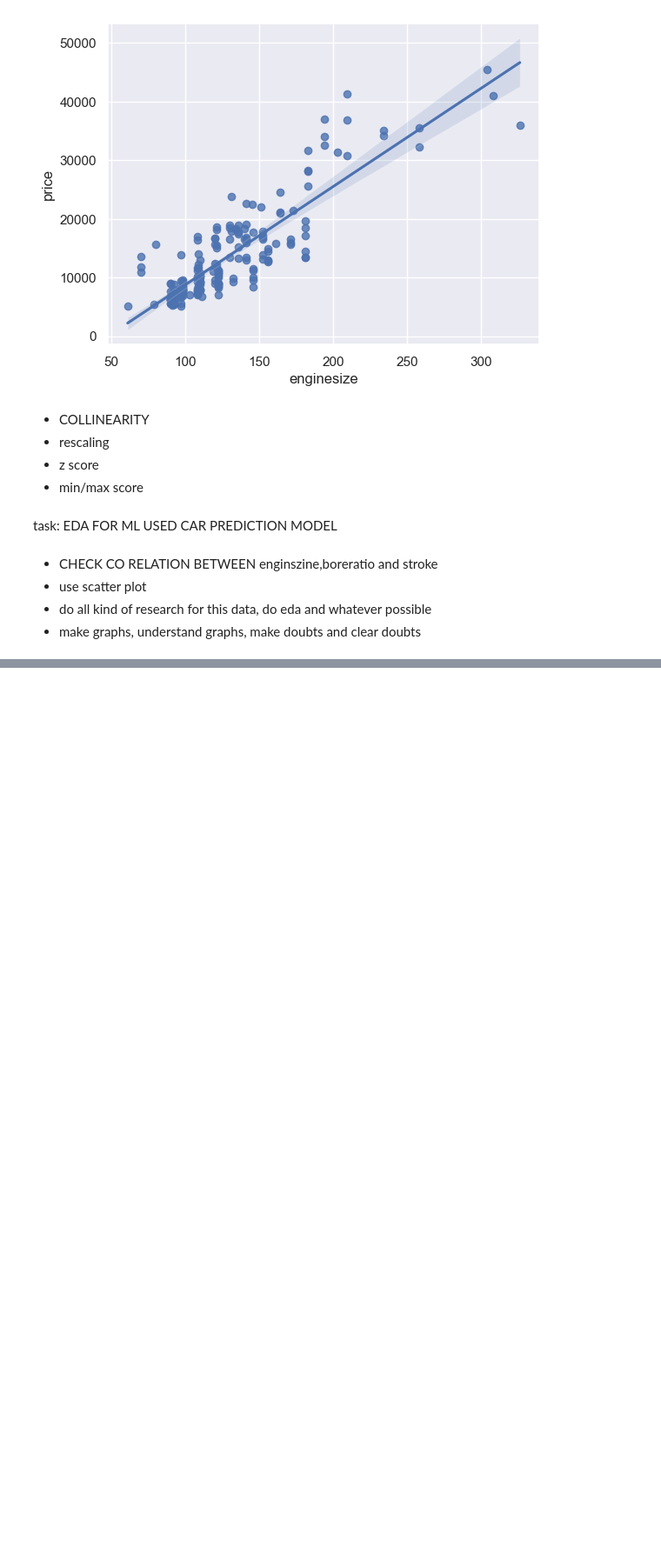
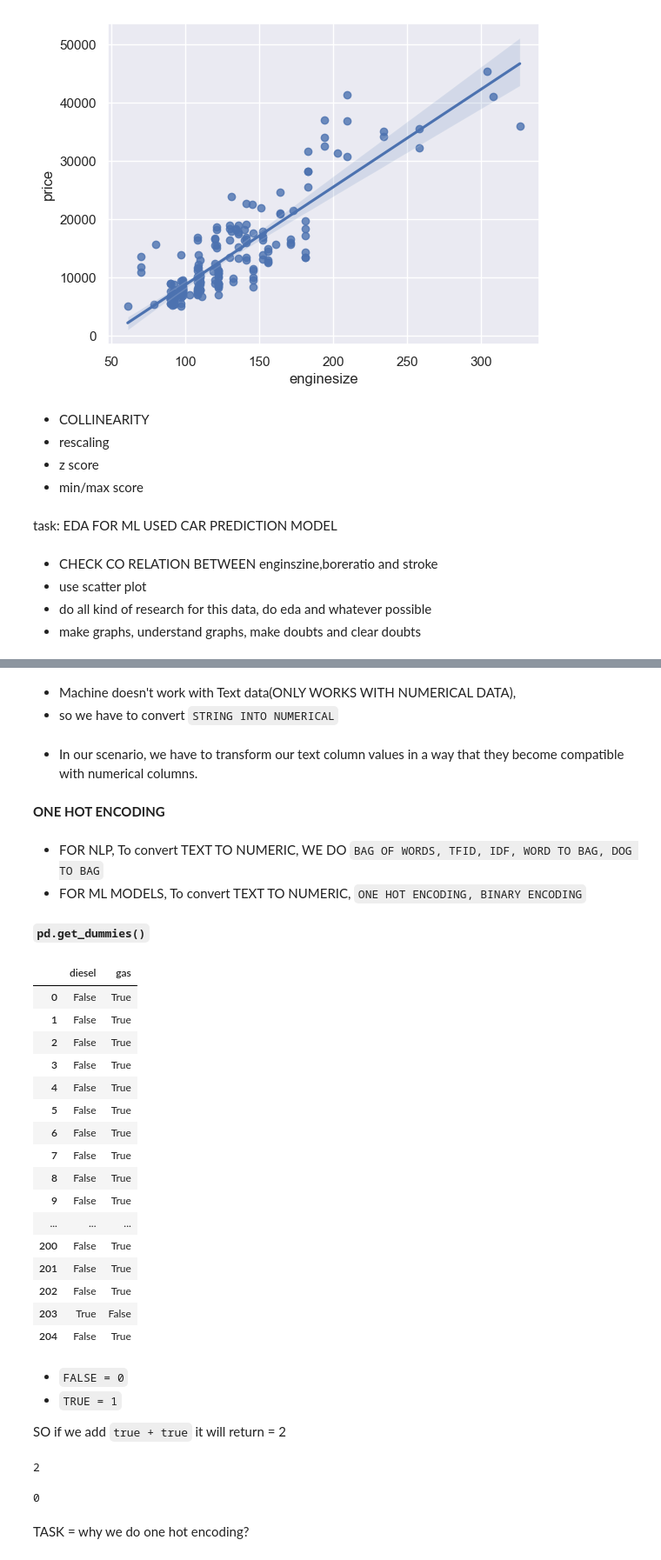
Before and after one commit to MoeedKhan-AMK/Applied-Data-Science, a Jupyter notebook: Machine Learning/LINEAR REGRESSION/Linear Regression/Linear_Regression_class_1.ipynb, the cells around one changed output, grey strips where cells are left out. Shown at 87% size. Drawn from its saved outputs; the diff is of its cells as text; code cells hidden in the pictures; blank space fills up the shorter version.

```diff
--- a/Machine Learning/LINEAR REGRESSION/Linear Regression/Linear_Regression_class_1.ipynb
+++ b/Machine Learning/LINEAR REGRESSION/Linear Regression/Linear_Regression_class_1.ipynb
@@ -544,0 +580,47 @@ task: EDA FOR ML USED CAR PREDICTION MODEL
+# %% [markdown]
+- Machine doesn't work with Text data(ONLY WORKS WITH NUMERICAL DATA),
+- so we have to convert `STRING INTO NUMERICAL`
+# %% [markdown]
+- In our scenario, we have to transform our text column values in a way that they become compatible with numerical columns.
+# %% [markdown]
+**ONE HOT ENCODING**
+# %% [markdown]
+- FOR NLP, To convert TEXT TO NUMERIC, WE DO `BAG OF WORDS, TFID, IDF, WORD TO BAG, DOG TO BAG`
+- FOR ML MODELS, To convert TEXT TO NUMERIC, `ONE HOT ENCODING, BINARY ENCODING`
+# %% [markdown]
+**`pd.get_dummies()`**
+# %%
+pd.get_dummies(df_cars['fueltype'])
+# %% [output]
+|  | diesel | gas |
+| 0 | False | True |
+| 1 | False | True |
+| 2 | False | True |
+| 3 | False | True |
+| 4 | False | True |
+| 5 | False | True |
+| 6 | False | True |
+| 7 | False | True |
+| 8 | False | True |
+| 9 | False | True |
+| ... | ... | ... |
+| 200 | False | True |
+| 201 | False | True |
+| 202 | False | True |
+| 203 | True | False |
+| 204 | False | True |
+# %% [markdown]
+- `FALSE = 0`
+- `TRUE = 1`
+
+SO if we add `true + true` it will return = 2
+# %%
+True + True
+# %% [output]
+2
+# %%
+True - True
+# %% [output]
+0
+# %% [markdown]
+TASK = why we do one hot encoding?
```
Also changed, not shown: parts of 6 cells of this notebook, 1 other file.
